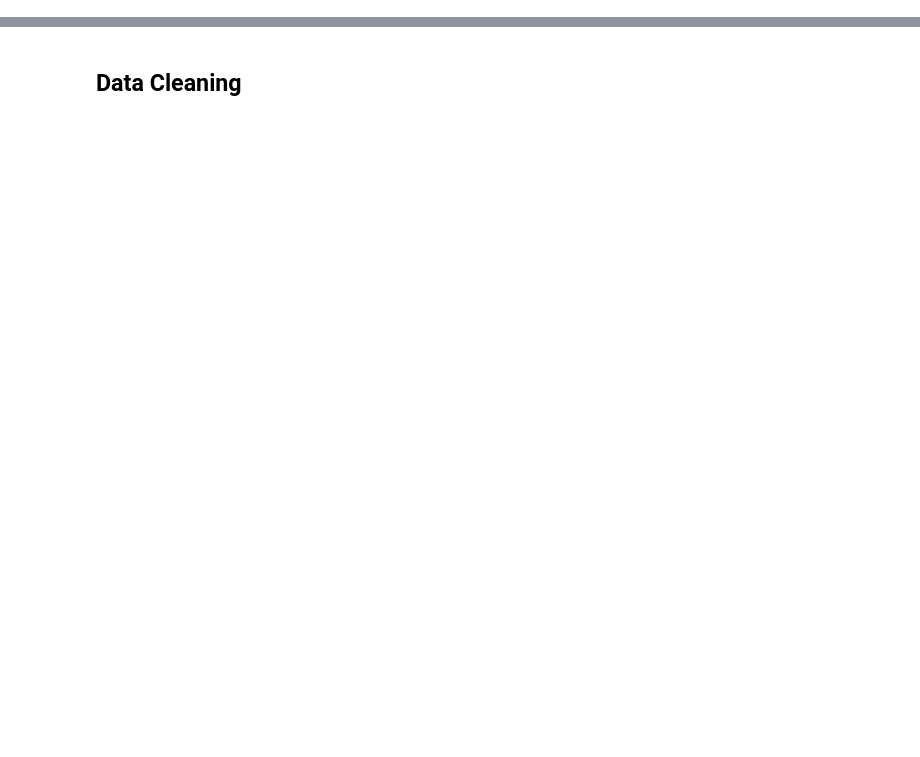
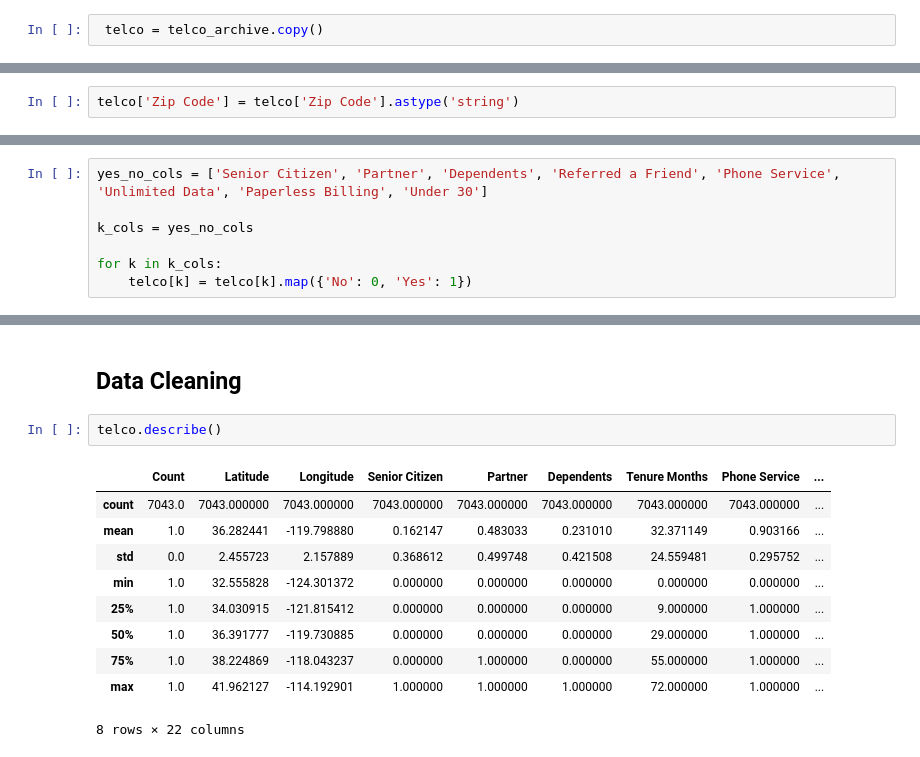
Before and after one commit to Khalif81/TelcoChurn, a Jupyter notebook: Telco_Churn_Data_Wrangling.ipynb, the cells around one changed output, grey strips where cells are left out. Cells and saved outputs as stored; diff of their text form; blank space fills up the shorter version.

```diff
--- a/Telco_Churn_Data_Wrangling.ipynb
+++ b/Telco_Churn_Data_Wrangling.ipynb
@@ -647,0 +634,2 @@ telco_archive = telco.copy()
+# %%
+ telco = telco_archive.copy()
@@ -647,0 +638,2 @@ telco_archive = telco.copy()
+# %%
+telco['Zip Code'] = telco['Zip Code'].astype('string')
@@ -647,0 +653,7 @@ telco_archive = telco.copy()
+# %%
+yes_no_cols = ['Senior Citizen', 'Partner', 'Dependents', 'Referred a Friend', 'Phone Service', 'Unlimited Data', 'Paperless Billing', 'Under 30']
+
+k_cols = yes_no_cols
+
+for k in k_cols:
+    telco[k] = telco[k].map({'No': 0, 'Yes': 1})
@@ -648,2 +710,15 @@ telco_archive = telco.copy()
 # %% [markdown]
 ## Data Cleaning
+# %%
+telco.describe()
+# %% [output]
+|  | Count | Latitude | Longitude | Senior Citizen | Partner | Dependents | Tenure Months | Phone Service | ... |
+| count | 7043.0 | 7043.000000 | 7043.000000 | 7043.000000 | 7043.000000 | 7043.000000 | 7043.000000 | 7043.000000 | ... |
+| mean | 1.0 | 36.282441 | -119.798880 | 0.162147 | 0.483033 | 0.231010 | 32.371149 | 0.903166 | ... |
+| std | 0.0 | 2.455723 | 2.157889 | 0.368612 | 0.499748 | 0.421508 | 24.559481 | 0.295752 | ... |
+| min | 1.0 | 32.555828 | -124.301372 | 0.000000 | 0.000000 | 0.000000 | 0.000000 | 0.000000 | ... |
+| 25% | 1.0 | 34.030915 | -121.815412 | 0.000000 | 0.000000 | 0.000000 | 9.000000 | 1.000000 | ... |
+| 50% | 1.0 | 36.391777 | -119.730885 | 0.000000 | 0.000000 | 0.000000 | 29.000000 | 1.000000 | ... |
+| 75% | 1.0 | 38.224869 | -118.043237 | 0.000000 | 1.000000 | 0.000000 | 55.000000 | 1.000000 | ... |
+| max | 1.0 | 41.962127 | -114.192901 | 1.000000 | 1.000000 | 1.000000 | 72.000000 | 1.000000 | ... |
+8 rows × 22 columns
```
Also changed, not shown: parts of 24 cells of this notebook, 6 other files.
